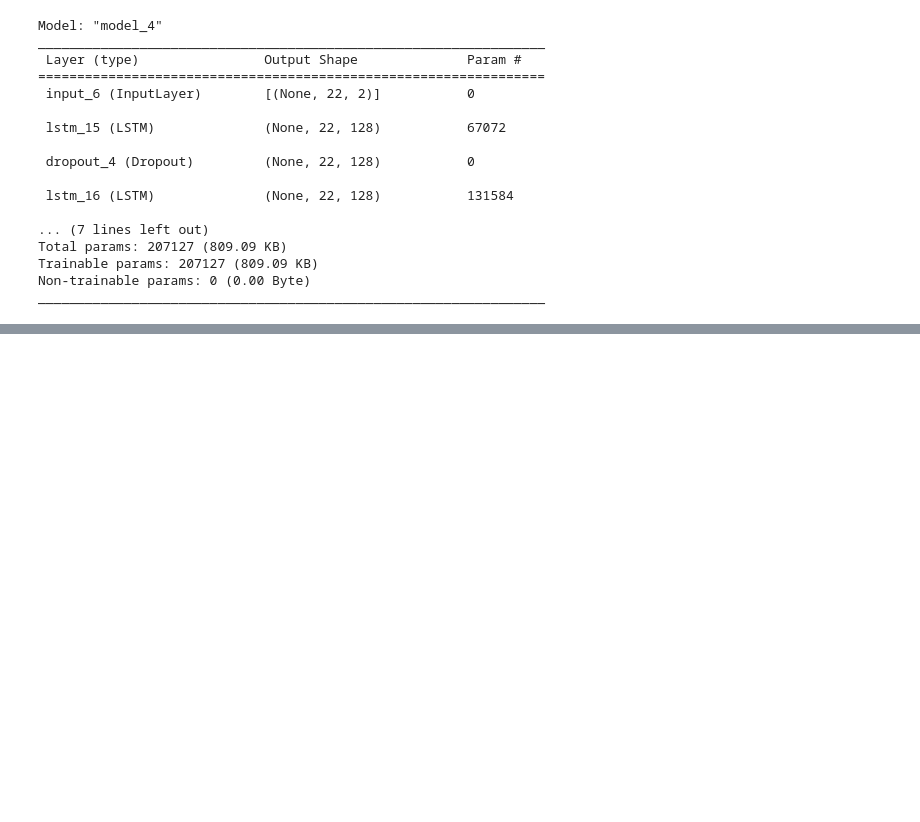
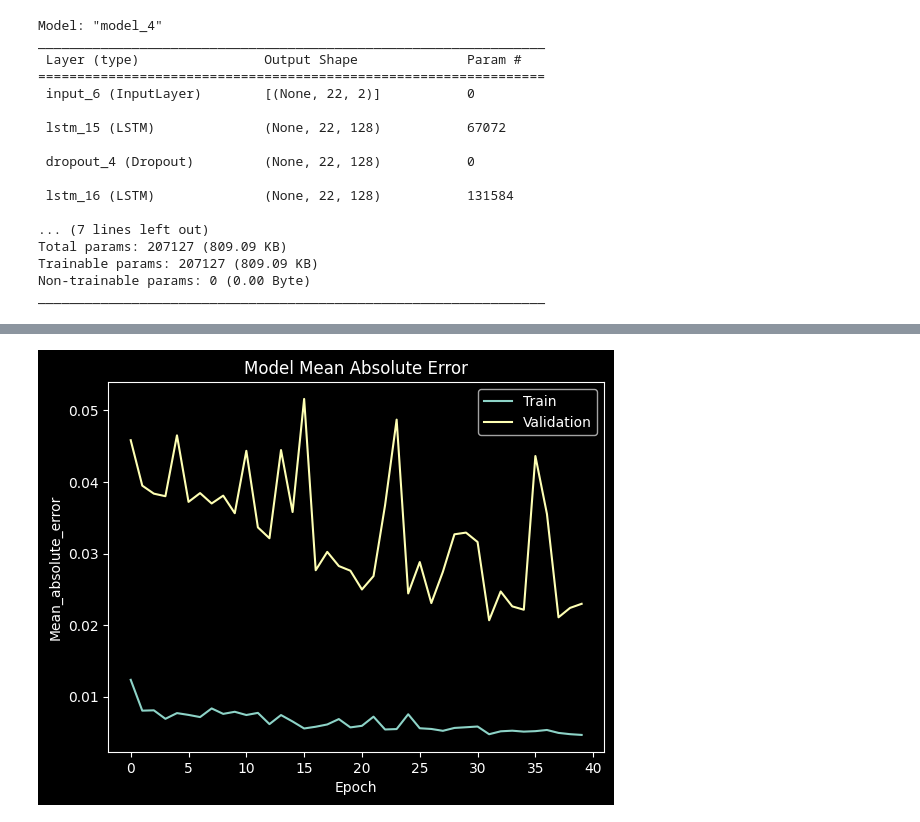
Before and after one commit to mverbytska/Custom-LSTM-with-Attention-for-FTS, a Jupyter notebook: experiment.ipynb, the cells around one changed output, grey strips where cells are left out. Cells and saved outputs as stored; diff of their text form; code cells hidden in the pictures; blank space fills up the shorter version.

```diff
--- a/experiment.ipynb
+++ b/experiment.ipynb
@@ -298,6 +298,22 @@ Validation min loss: 0.0003666797
 ## Attention-based LSTM
 # %%
 class Attention(Layer):
+  """
+  A custom Keras layer implementing the Attention mechanism.
+  Attributes:
+    W(tensorflow.Variable): weight matrix for Attention calculation.
+    b(tensorflow.Variable): bias vector for Attention calculation.
+
+  Methods:
+    __init__(self, **kwargs):
+      Initializes the object Attention(Layer) type.
+
+    build(self, input_shape):
+      Builds the layer by defining the shape of weights based on the
+input shape.
+    call(self, vector_x):
+      Performs the forward pass of the layer.
+  """
   def __init__(self, **kwargs):
     super(Attention, self).__init__(**kwargs)
 
@@ -409,0 +404,4 @@ plt.show()
+# %%
+plot_loss(att_history, 'mean_absolute_error', 'Model Mean Absolute Error')
+# %% [output]
+[figure, added]
```
Also changed, not shown: parts of 11 cells of this notebook.
